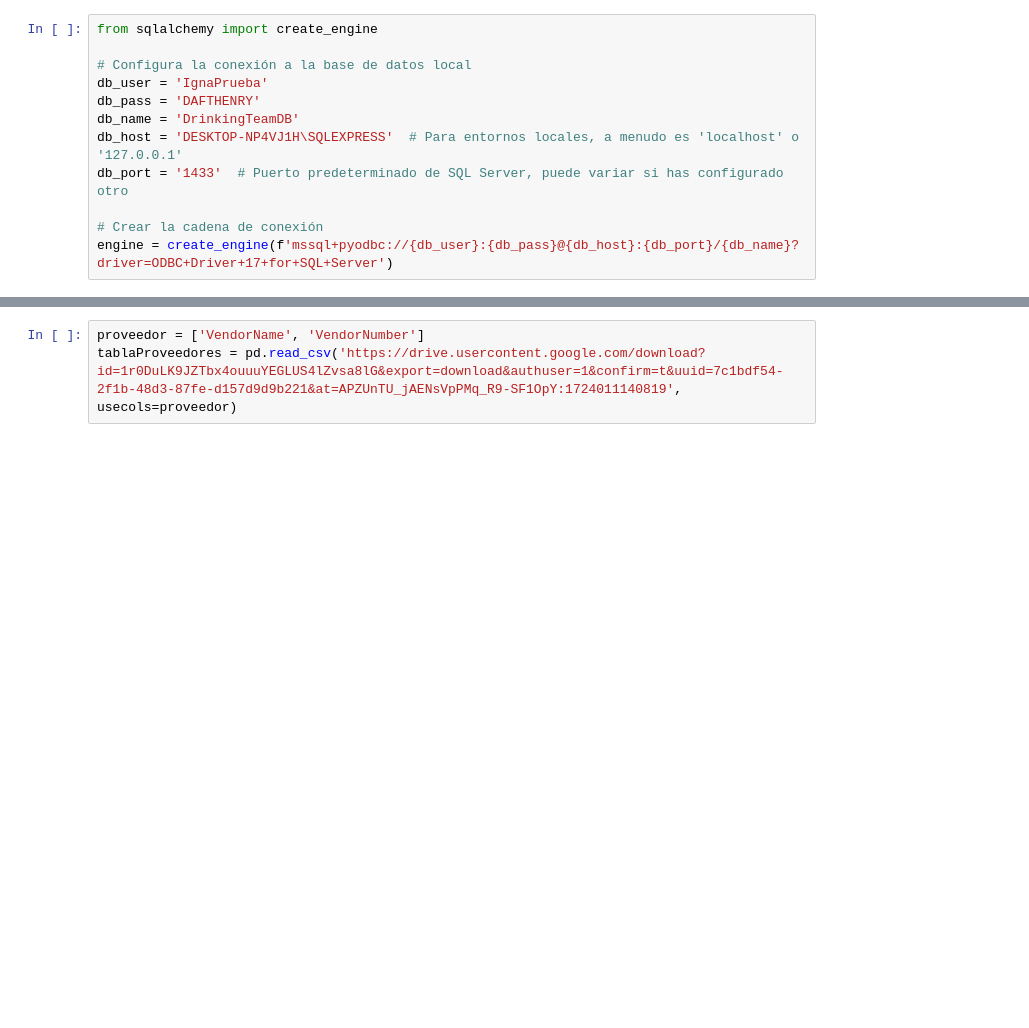
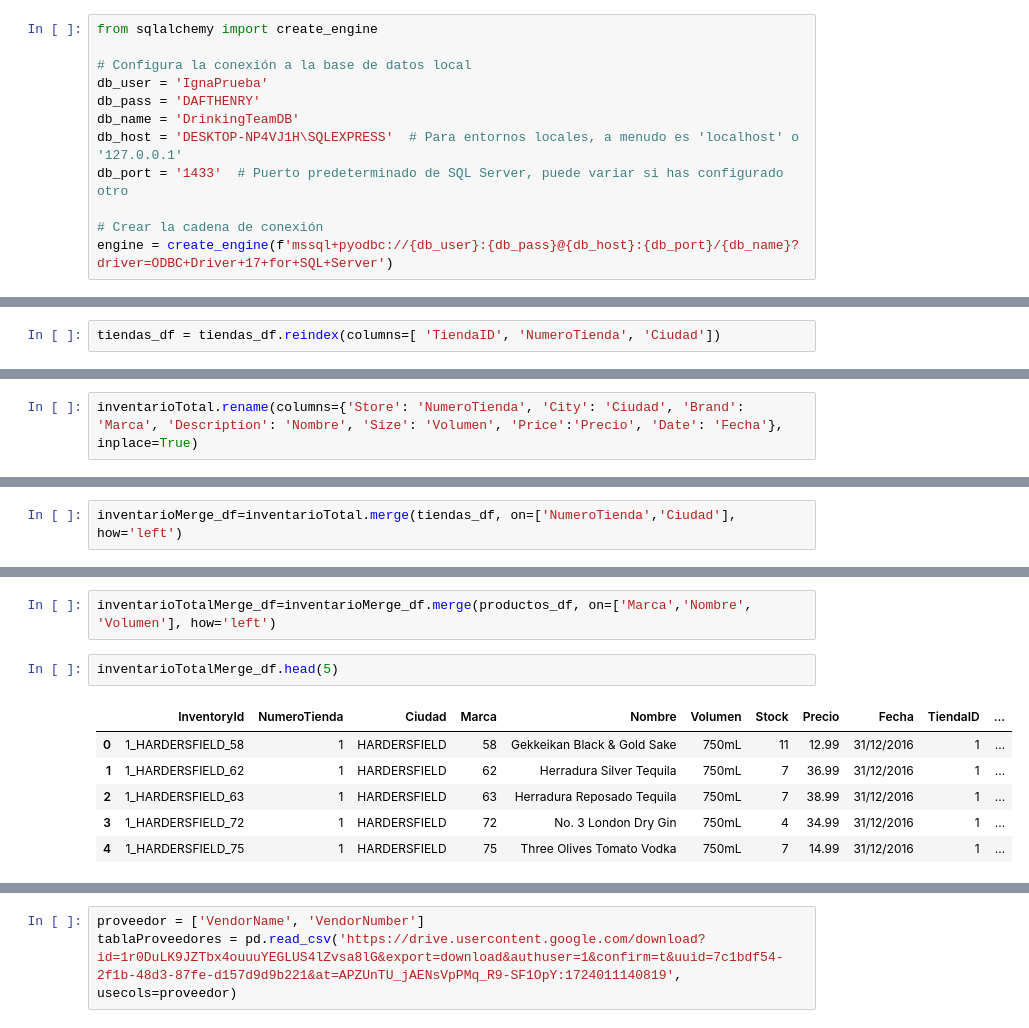
Before and after one commit to jorgelqc/DrikingTeam, a Jupyter notebook: ConexionBaseDatos/conectarBaseDatos.ipynb, the cells around one changed output, grey strips where cells are left out. Cells and saved outputs as stored; diff of their text form; blank space fills up the shorter version.

```diff
--- a/ConexionBaseDatos/conectarBaseDatos.ipynb
+++ b/ConexionBaseDatos/conectarBaseDatos.ipynb
@@ -98,0 +244,2 @@ se deja el siguiente codigo en comentario, es para no tener que cambiar los nomb
+# %%
+tiendas_df = tiendas_df.reindex(columns=[ 'TiendaID', 'NumeroTienda', 'Ciudad'])
@@ -98,0 +252,2 @@ se deja el siguiente codigo en comentario, es para no tener que cambiar los nomb
+# %%
+inventarioTotal.rename(columns={'Store': 'NumeroTienda', 'City': 'Ciudad', 'Brand': 'Marca', 'Description': 'Nombre', 'Size': 'Volumen', 'Price':'Precio', 'Date': 'Fecha'}, inplace=True)
@@ -98,0 +260,2 @@ se deja el siguiente codigo en comentario, es para no tener que cambiar los nomb
+# %%
+inventarioMerge_df=inventarioTotal.merge(tiendas_df, on=['NumeroTienda','Ciudad'], how='left')
@@ -98,0 +271,11 @@ se deja el siguiente codigo en comentario, es para no tener que cambiar los nomb
+# %%
+inventarioTotalMerge_df=inventarioMerge_df.merge(productos_df, on=['Marca','Nombre', 'Volumen'], how='left')
+# %%
+inventarioTotalMerge_df.head(5)
+# %% [output]
+|  | InventoryId | NumeroTienda | Ciudad | Marca | Nombre | Volumen | Stock | Precio | Fecha | TiendaID | ... |
+| 0 | 1_HARDERSFIELD_58 | 1 | HARDERSFIELD | 58 | Gekkeikan Black & Gold Sake | 750mL | 11 | 12.99 | 31/12/2016 | 1 | ... |
+| 1 | 1_HARDERSFIELD_62 | 1 | HARDERSFIELD | 62 | Herradura Silver Tequila | 750mL | 7 | 36.99 | 31/12/2016 | 1 | ... |
+| 2 | 1_HARDERSFIELD_63 | 1 | HARDERSFIELD | 63 | Herradura Reposado Tequila | 750mL | 7 | 38.99 | 31/12/2016 | 1 | ... |
+| 3 | 1_HARDERSFIELD_72 | 1 | HARDERSFIELD | 72 | No. 3 London Dry Gin | 750mL | 4 | 34.99 | 31/12/2016 | 1 | ... |
+| 4 | 1_HARDERSFIELD_75 | 1 | HARDERSFIELD | 75 | Three Olives Tomato Vodka | 750mL | 7 | 14.99 | 31/12/2016 | 1 | ... |
```
Also changed, not shown: parts of 121 cells of this notebook, 1 other file.
